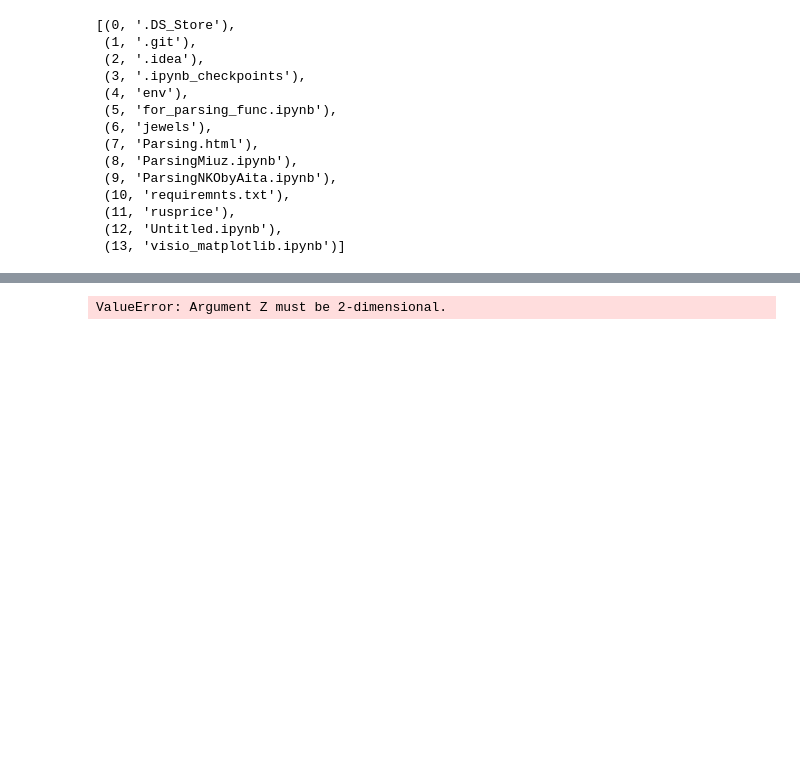
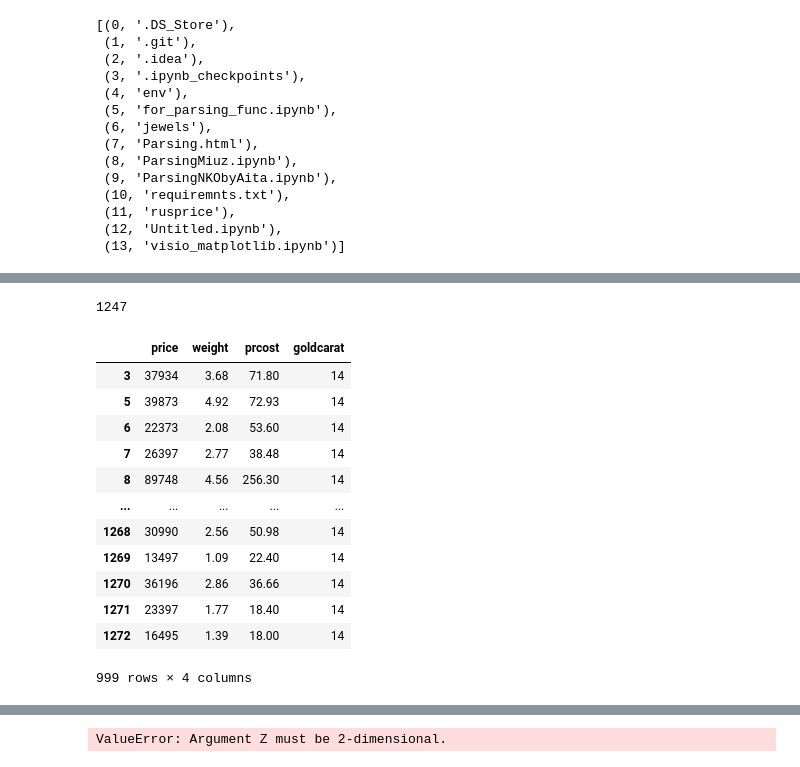
Before and after one commit to KeskilV/Parsing_NKO, a Jupyter notebook: visio_matplotlib.ipynb, the cells around one changed output, grey strips where cells are left out. Drawn from its saved outputs; the diff is of its cells as text; code cells hidden in the pictures; blank space fills up the shorter version.

```diff
--- a/visio_matplotlib.ipynb
+++ b/visio_matplotlib.ipynb
@@ -77,0 +86,4 @@ data
+# %%
+len(raw.loc[raw.gold.str.contains('585'),'gold'])+len(raw.loc[raw.gold.str.contains('750'),'gold'])
+# %% [output]
+1247
@@ -77,0 +92,16 @@ data
+# %%
+data.loc[data.goldcarat == 14]
+# %% [output]
+|  | price | weight | prcost | goldcarat |
+| 3 | 37934 | 3.68 | 71.80 | 14 |
+| 5 | 39873 | 4.92 | 72.93 | 14 |
+| 6 | 22373 | 2.08 | 53.60 | 14 |
+| 7 | 26397 | 2.77 | 38.48 | 14 |
+| 8 | 89748 | 4.56 | 256.30 | 14 |
+| ... | ... | ... | ... | ... |
+| 1268 | 30990 | 2.56 | 50.98 | 14 |
+| 1269 | 13497 | 1.09 | 22.40 | 14 |
+| 1270 | 36196 | 2.86 | 36.66 | 14 |
+| 1271 | 23397 | 1.77 | 18.40 | 14 |
+| 1272 | 16495 | 1.39 | 18.00 | 14 |
+999 rows × 4 columns
```
Also changed, not shown: parts of 31 cells of this notebook, 3 other files.
